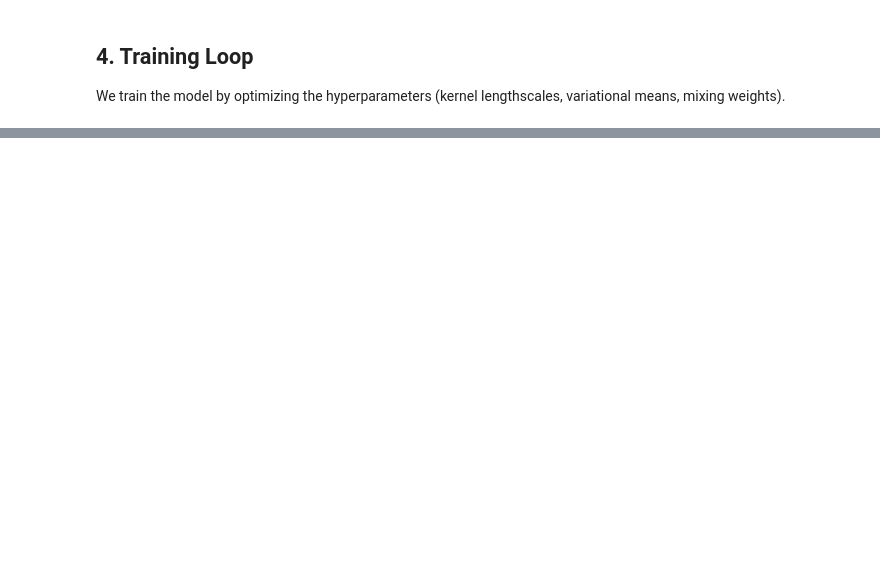
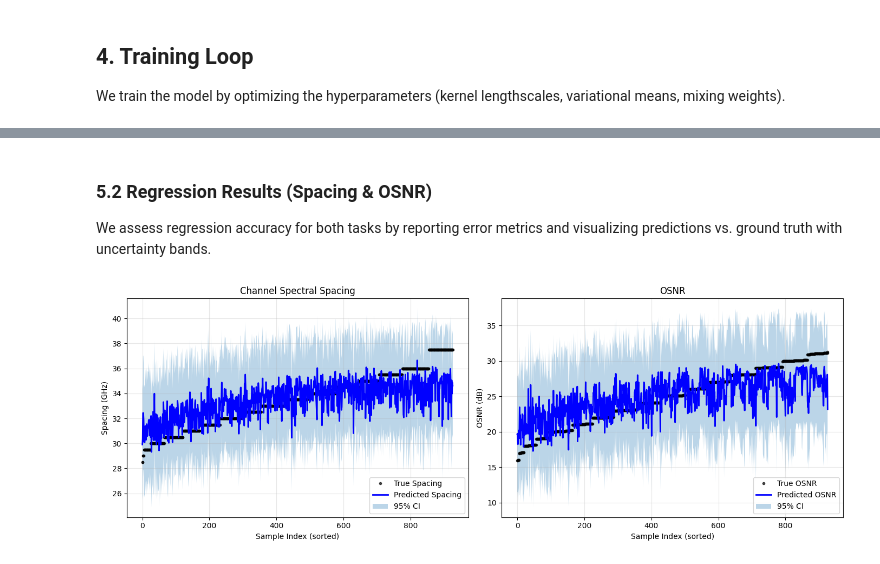
Before and after one commit to Semillero-SOFA/osnr-and-spectral-overlapping-estimation-mtgp-3x32gbaud, a Jupyter notebook: 02_MOGP_Training_Evaluation.ipynb, the cells around one changed output, grey strips where cells are left out. Saved outputs shown, nothing was run; the diff lists cells and outputs as text; code cells hidden in the pictures; blank space fills up the shorter version.

Commit message:
feat (mtgp): added model training, model saving, model evaluation and smart checkpoint load

```diff
--- a/02_MOGP_Training_Evaluation.ipynb
+++ b/02_MOGP_Training_Evaluation.ipynb
@@ -212,8 +132,8 @@ We load the extracted topological feature vectors and their corresponding target
 # %%
 print("Loading dataset...")
-train_x, train_y, test_x, test_y, scaler_x, scaler_y = load_dataset(
+train_x, train_y, test_x, test_y, scaler_x, y_mean, y_std = load_dataset(
     data_path="processed_data"
-)
+ )
 
 print(f"Train X shape: {train_x.shape}")
 print(f"Train Y shape: {train_y.shape}")
@@ -278,0 +172,16 @@ Using 1200 inducing points...
+# %%
+# Initialize model and likelihood
+
+# Optional: cap training points for Exact GP feasibility on large datasets
+max_train_points = 5000
+if train_x.size(0) > max_train_points:
+    sel = torch.randperm(train_x.size(0))[:max_train_points]
+    train_x_fit = train_x[sel]
+    train_y_fit = train_y[sel]
+else:
+    train_x_fit = train_x
+    train_y_fit = train_y
+
+likelihood = gpytorch.likelihoods.MultitaskGaussianLikelihood(num_tasks=train_y.shape[1]).to(device)
+model = MultitaskGPModel(train_x_fit, train_y_fit, likelihood).to(device)
+print("Model and likelihood initialized.")
@@ -629,0 +343,53 @@ We have successfully implemented and evaluated a Multi-Output Gaussian Process f
+# %% [markdown]
+### 5.2 Regression Results (Spacing & OSNR)
+We assess regression accuracy for both tasks by reporting error metrics and visualizing predictions vs. ground truth with uncertainty bands.
+# %%
+# Plot predictions with 95% confidence intervals for both tasks
+
+# Denormalize lower and upper bounds
+lower_denorm = lower * y_std + y_mean
+upper_denorm = upper * y_std + y_mean
+
+# Sort by actual value for smooth visualization
+sort_indices_spacing = np.argsort(y_actual_denorm[:, 0])
+sort_indices_osnr = np.argsort(y_actual_denorm[:, 1])
+
+y_spacing_true = y_actual_denorm[sort_indices_spacing, 0]
+y_spacing_pred = y_pred_denorm[sort_indices_spacing, 0]
+lower_spacing = lower_denorm[sort_indices_spacing, 0]
+upper_spacing = upper_denorm[sort_indices_spacing, 0]
+
+y_osnr_true = y_actual_denorm[sort_indices_osnr, 1]
+y_osnr_pred = y_pred_denorm[sort_indices_osnr, 1]
+lower_osnr = lower_denorm[sort_indices_osnr, 1]
+upper_osnr = upper_denorm[sort_indices_osnr, 1]
+
+x_spacing = np.arange(len(y_spacing_true))
+x_osnr = np.arange(len(y_osnr_true))
+
+fig, (ax1, ax2) = plt.subplots(1, 2, figsize=(14, 5))
+
+# Spacing
+ax1.plot(x_spacing, y_spacing_true, 'k.', label='True Spacing', alpha=0.7)
+ax1.plot(x_spacing, y_spacing_pred, 'b-', label='Predicted Spacing', linewidth=2)
+ax1.fill_between(x_spacing, lower_spacing, upper_spacing, alpha=0.3, label='95% CI')
+ax1.set_title('Channel Spectral Spacing')
+ax1.set_xlabel('Sample Index (sorted)')
+ax1.set_ylabel('Spacing (GHz)')
+ax1.legend()
+ax1.grid(True, alpha=0.3)
+
+# OSNR
+ax2.plot(x_osnr, y_osnr_true, 'k.', label='True OSNR', alpha=0.7)
+ax2.plot(x_osnr, y_osnr_pred, 'b-', label='Predicted OSNR', linewidth=2)
+ax2.fill_between(x_osnr, lower_osnr, upper_osnr, alpha=0.3, label='95% CI')
+ax2.set_title('OSNR')
+ax2.set_xlabel('Sample Index (sorted)')
+ax2.set_ylabel('OSNR (dB)')
+ax2.legend()
+ax2.grid(True, alpha=0.3)
+
+plt.tight_layout()
+plt.show()
+# %% [output]
+[figure, added]
```
Also changed, not shown: parts of 38 cells of this notebook.
